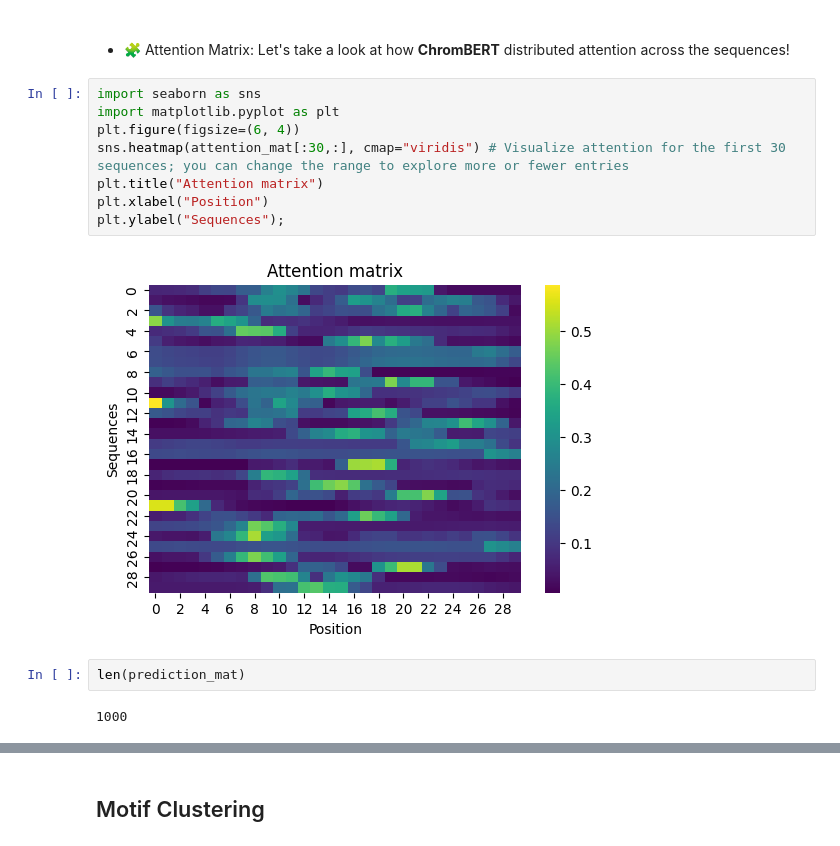
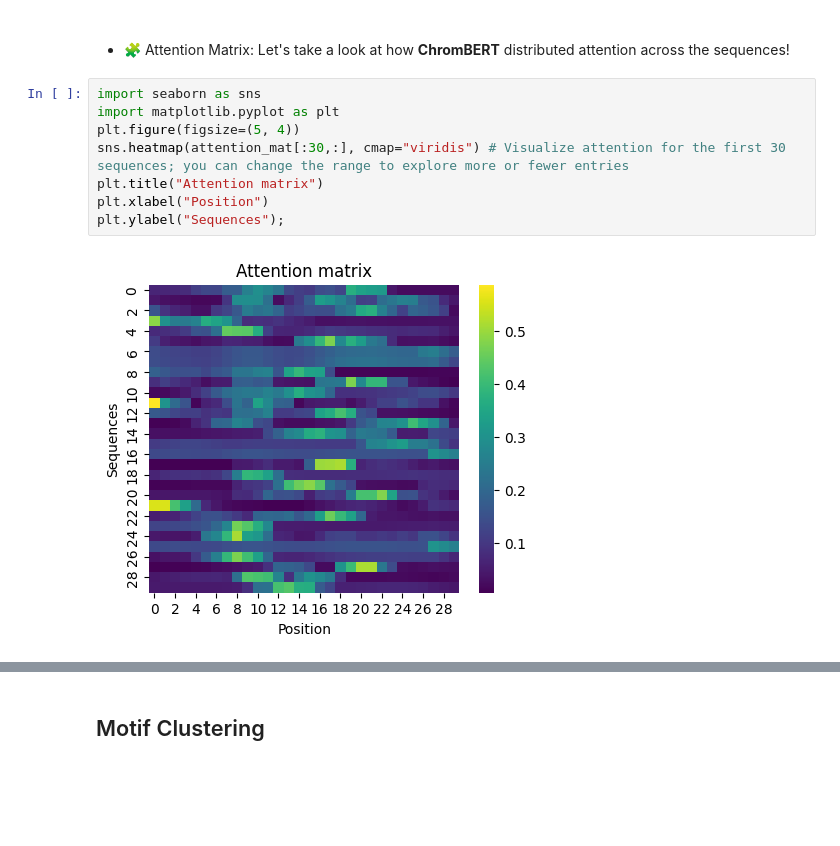
Before and after one commit to caocao0525/ChromBERT, a Jupyter notebook: colab/ChromBERT_on_Colab.ipynb, the cells around one changed output, grey strips where cells are left out. Drawn from its saved outputs; the diff is of its cells as text; blank space fills up the shorter version.

```diff
--- a/colab/ChromBERT_on_Colab.ipynb
+++ b/colab/ChromBERT_on_Colab.ipynb
@@ -1081,14 +1089,10 @@ dev_mat=pd.read_csv('/content/dev.tsv', sep='\t')
 # %%
 import seaborn as sns
 import matplotlib.pyplot as plt
-plt.figure(figsize=(6, 4))
+plt.figure(figsize=(5, 4))
 sns.heatmap(attention_mat[:30,:], cmap="viridis") # Visualize attention for the first 30 sequences; you can change the range to explore more or fewer entries
 plt.title("Attention matrix")
 plt.xlabel("Position")
 plt.ylabel("Sequences");
 # %% [output]
-[figure, old version]
+[figure, new version]
-# %%
-len(prediction_mat)
-# %% [output]
-1000
```
Also changed, not shown: parts of 18 cells of this notebook.
